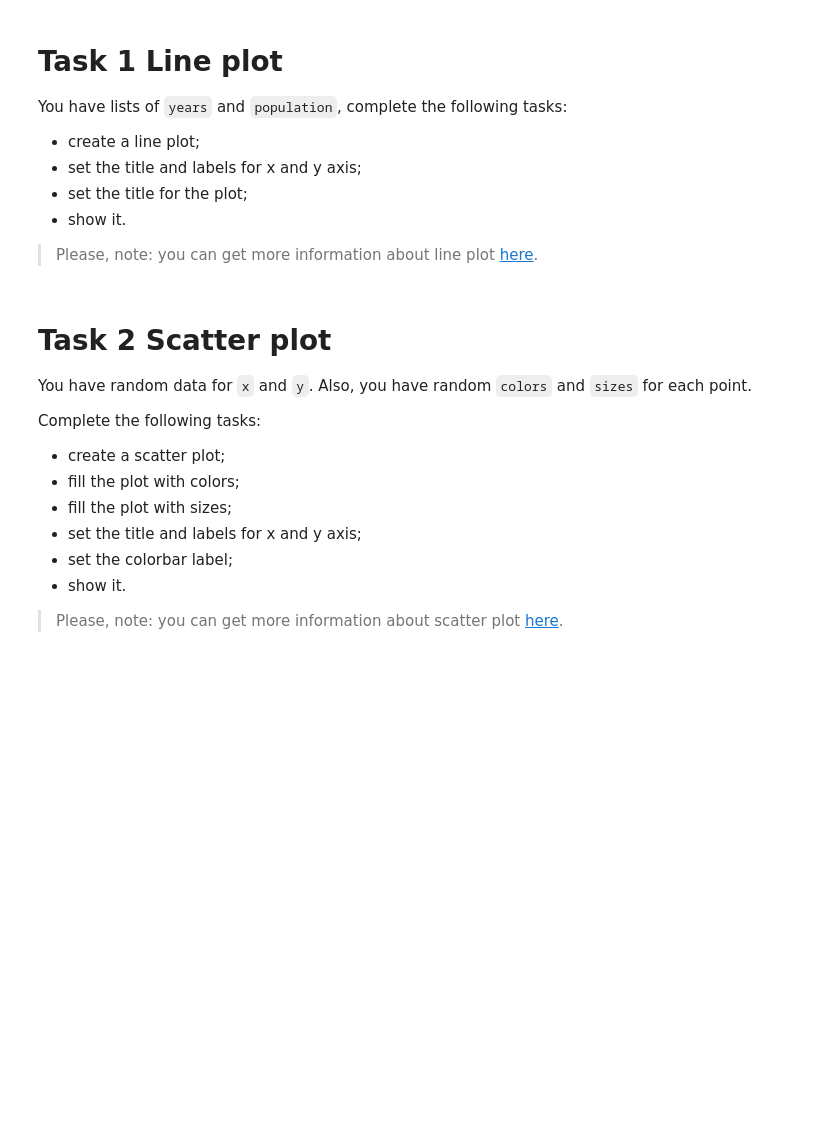
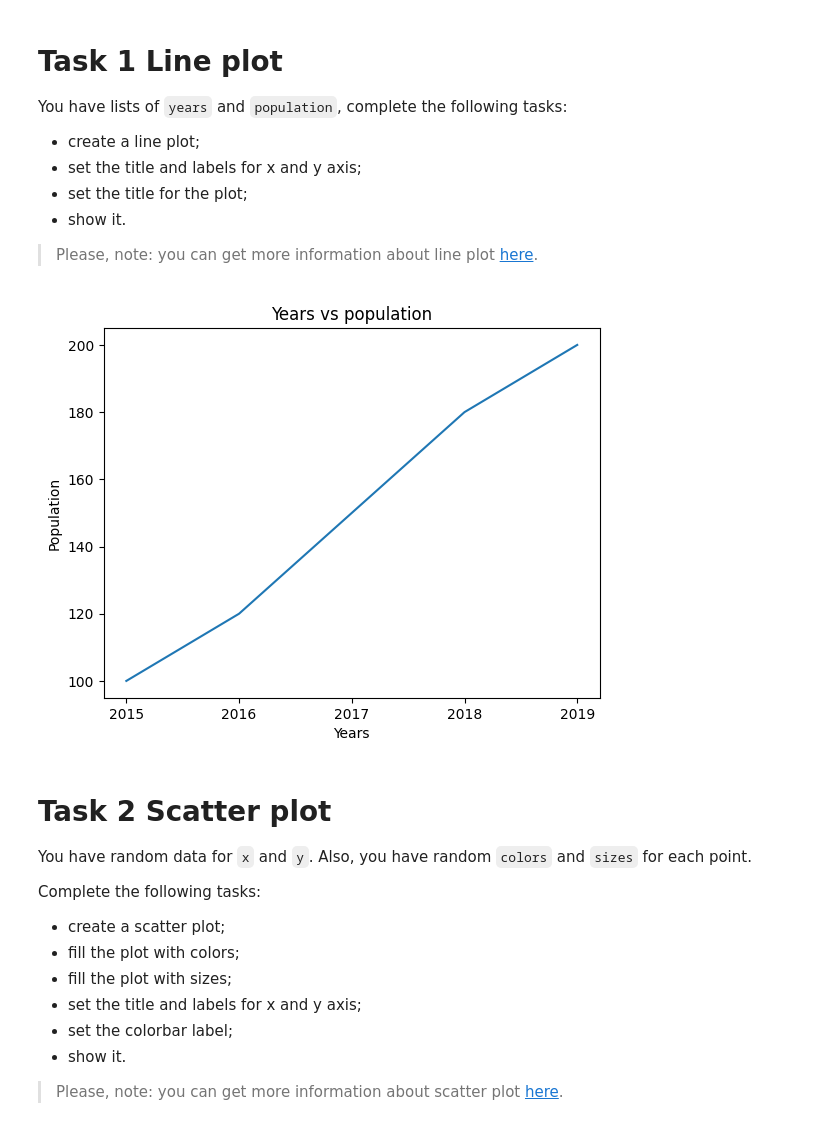
Before and after one commit to mate-academy/py-matplotlib, a Jupyter notebook: app/matplotlib.ipynb, the cells around one changed output. Drawn from its saved outputs; the diff is of its cells as text; code cells hidden in the pictures; blank space fills up the shorter version.

```diff
--- a/app/matplotlib.ipynb
+++ b/app/matplotlib.ipynb
@@ -19,8 +21,15 @@ You have lists of `years` and `population`, complete the following tasks:
 # %%
 years = [2015, 2016, 2017, 2018, 2019]
 population = [100, 120, 150, 180, 200]
 
-# write your code here
+plt.plot(years, population)
+plt.ylabel('Population')
+plt.xlabel('Years')
+plt.xticks(years)
+plt.title("Years vs population")
+plt.show()
+# %% [output]
+[figure, added]
 # %% [markdown]
 # Task 2 Scatter plot
 
```
Also changed, not shown: parts of 10 cells of this notebook.
